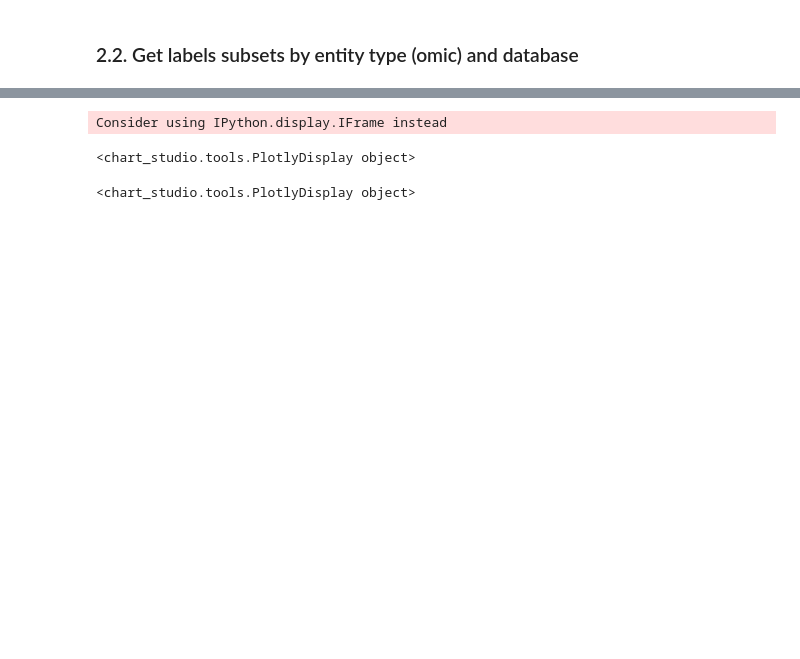
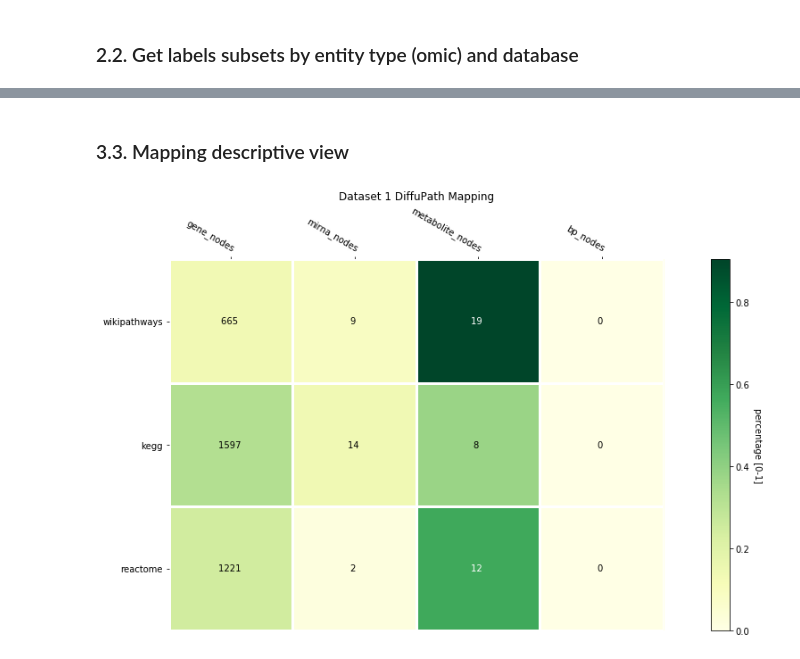
Before and after one commit to multipaths/Results, a Jupyter notebook: notebooks/random_cross_validation/by_db_validation/kegg/ValidationSet3_kegg.ipynb, the cells around one changed output, grey strips where cells are left out. Drawn from its saved outputs; the diff is of its cells as text; code cells hidden in the pictures; blank space fills up the shorter version.

```diff
--- a/notebooks/random_cross_validation/by_db_validation/kegg/ValidationSet3_kegg.ipynb
+++ b/notebooks/random_cross_validation/by_db_validation/kegg/ValidationSet3_kegg.ipynb
@@ -189,4 +145,5 @@ Total: 22750
 # %%
 then = time.time()
 # %%
-#background_mat = regularised_laplacian_kernel(kegg_pathme_graph_no_flatten)
+#TODO: change kegg_pathme_graph_no_flatten to pathme_universe_graph_no_flatten
+background_mat = regularised_laplacian_kernel(kegg_pathme_graph_no_flatten)
@@ -199,12 +163,3 @@ then = time.time()
-# %%
-import pickle
-input_path = os.path.join(PATHME_DIR, 'regularised_laplacian_kernel_kegg.pickle')
-
-with open(input_path, 'rb') as f:
-    unpickler = pickle.Unpickler(f)
-    background_mat = unpickler.load()
-
-    background_mat
 # %%
 now = time.time()
 print("It took: ", now-then, " seconds")
@@ -235,4 +184,4 @@ Global mapping:  (24) 9.836065573770492%
 # %%
-mapping_by_entity, _, _ = get_mapping_subsets(dataset3_labels_by_omics, background_labels, 'entity type/omic', mirnas=mirnas)
+mapping_by_entity, _, _ = get_mapping_subsets(dataset3_labels_by_omics, background_labels, 'entity type/omic', mirnas=mirnas_dataset)
 # %% [output]
 Mapping by entity type/omic:
@@ -412,9 +242,0 @@ auroc_metrics_by_entity, auprc_metrics_by_entity = cross_validation_by_subset_sa
-# %%
-box_plot_from_dict(auroc_metrics_by_entity, 'Random Cross Validation', 'Entity type', 'AUROC')
-# %% [output]
-Consider using IPython.display.IFrame instead
-<chart_studio.tools.PlotlyDisplay object>
-# %%
-box_plot_from_dict(auprc_metrics_by_entity, 'Random Cross Validation', 'Entity type', 'AUPRC')
-# %% [output]
-<chart_studio.tools.PlotlyDisplay object>
@@ -425,0 +243,8 @@ with open('metrics_set3_kegg_by_entity.txt', 'w') as outfile:
+# %% [markdown]
+### 3.3. Mapping descriptive view
+# %%
+count, percentage, db_labels, entity_labels  = get_count_and_labels_from_two_dim_dict(mapping_by_database_and_entity)
+
+show_heatmap(count, percentage, db_labels, entity_labels)
+# %% [output]
+[figure, added]
```
Also changed, not shown: parts of 103 cells of this notebook, 3 other files.
